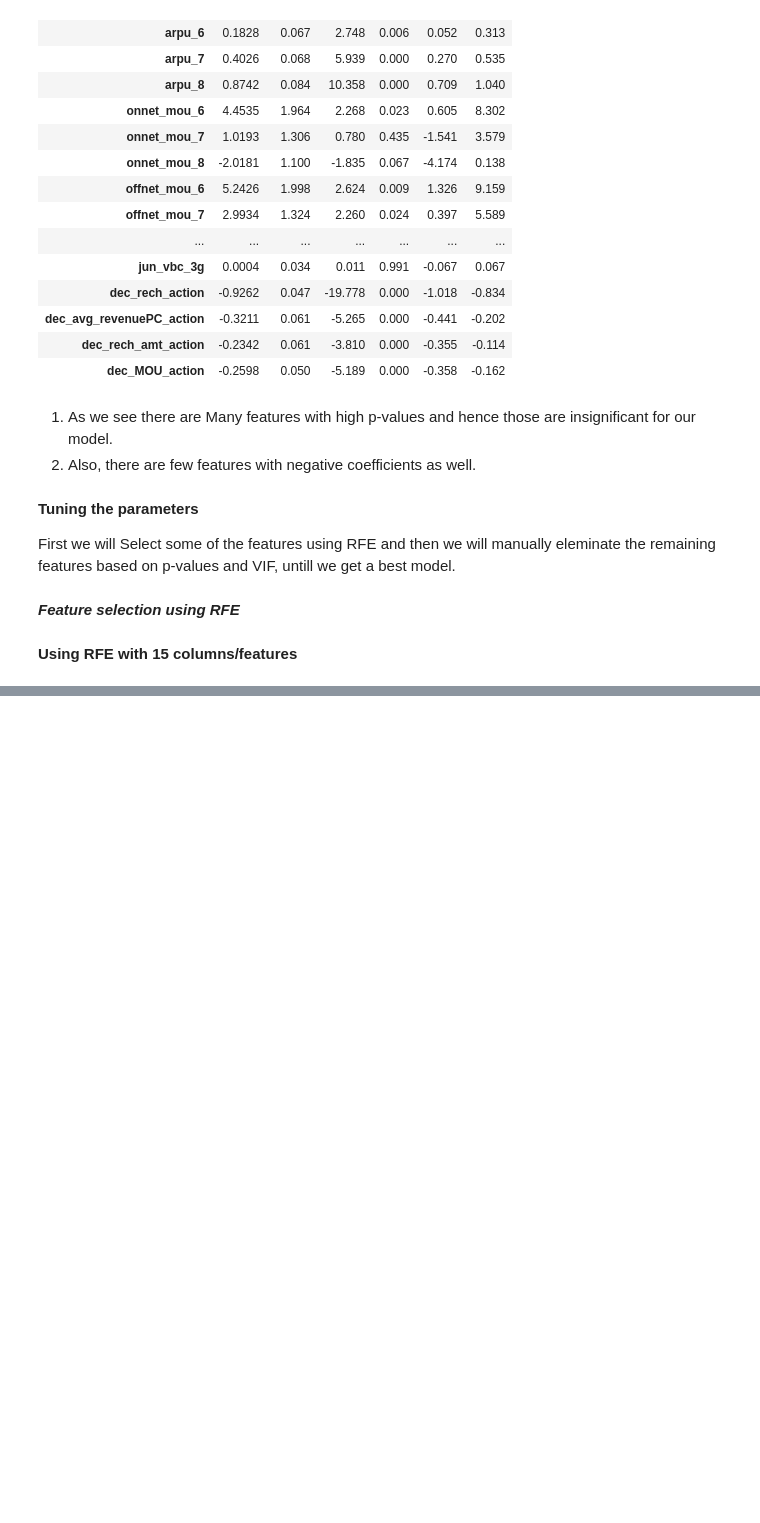
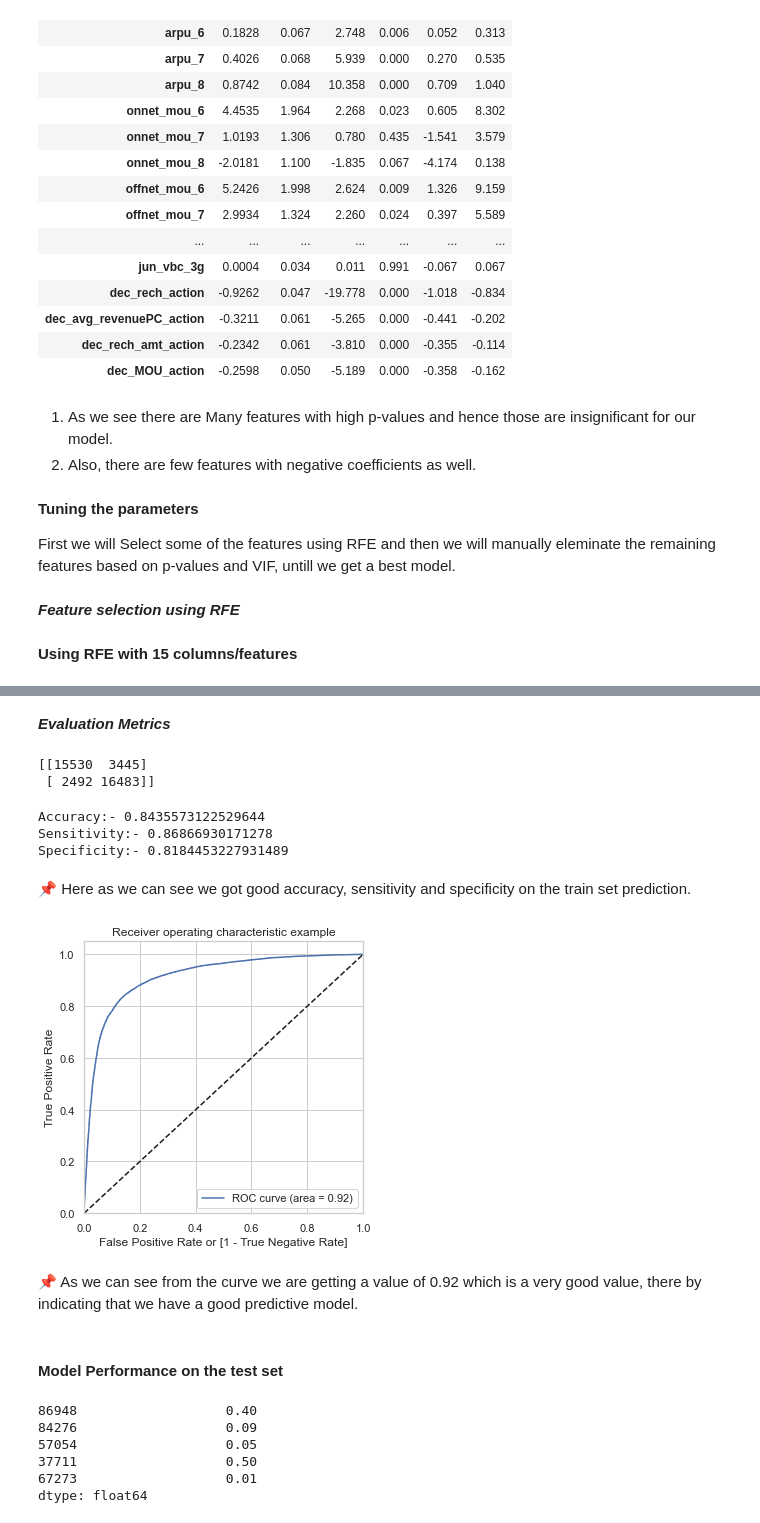
Before and after one commit to SatyugRaj/Telecom_Churn_Case_Study, a Jupyter notebook: Telecom_Churn_Case_Study.ipynb, the cells around one changed output, grey strips where cells are left out. Saved outputs shown, nothing was run; the diff lists cells and outputs as text; code cells hidden in the pictures; blank space fills up the shorter version.

```diff
--- a/Telecom_Churn_Case_Study.ipynb
+++ b/Telecom_Churn_Case_Study.ipynb
@@ -1262,0 +1510,4 @@ TypeError: __init__() takes 2 positional arguments but 3 were given
+# %%
+# Creating a column with name "predicted", which is the predicted value for 0.5 cutoff
+y_train_pred_final['predicted'] = y_train_pred_final['churn_prob'].map(lambda x: 1 if x > 0.5 else 0)
+y_train_pred_final.head()
@@ -1262,0 +1521,9 @@ TypeError: __init__() takes 2 positional arguments but 3 were given
+# %% [markdown]
+***Evaluation Metrics***
+# %%
+# Confusion metrics
+confusion = metrics.confusion_matrix(y_train_pred_final['churn'], y_train_pred_final['predicted'])
+print(confusion)
+# %% [output]
+[[15530  3445]
+ [ 2492 16483]]
@@ -1262,0 +1535,45 @@ TypeError: __init__() takes 2 positional arguments but 3 were given
+# %%
+# Accuracy
+print("Accuracy:-",metrics.accuracy_score(y_train_pred_final['churn'], y_train_pred_final['predicted']))
+
+# Sensitivity
+print("Sensitivity:-",TP / float(TP+FN))
+
+# Specificity
+print("Specificity:-", TN / float(TN+FP))
+# %% [output]
+Accuracy:- 0.8435573122529644
+Sensitivity:- 0.86866930171278
+Specificity:- 0.8184453227931489
+# %% [markdown]
+📌 Here as we can see we got good accuracy, sensitivity and specificity on the train set prediction.
+# %%
+# Plotting the ROC curve.
+
+# ROC Curve function
+
+def PLOT_ROC( actual, probs ):
+    fpr, tpr, thresholds = metrics.roc_curve( actual, probs,
+                                              drop_intermediate = False )
+    auc_score = metrics.roc_auc_score( actual, probs )
+    plt.figure(figsize=(5, 5))
+    plt.plot( fpr, tpr, label='ROC curve (area = %0.2f)' % auc_score )
+    plt.plot([0, 1], [0, 1], 'k--')
+    plt.xlim([0.0, 1.0])
+    plt.ylim([0.0, 1.05])
+    plt.xlabel('False Positive Rate or [1 - True Negative Rate]')
+    plt.ylabel('True Positive Rate')
+    plt.title('Receiver operating characteristic example')
+    plt.legend(loc="lower right")
+    plt.show()
+
+    return None
+# %%
+
+PLOT_ROC(y_train_pred_final['churn'], y_train_pred_final['churn_prob'])
+# %% [output]
+[figure, added]
+# %% [markdown]
+📌 As we can see from the curve we are getting a value of 0.92 which is a very good value, there by indicating that we have a good predictive model.
+# %% [markdown]
+#### Model Performance on the test set
@@ -1262,0 +1592,9 @@ TypeError: __init__() takes 2 positional arguments but 3 were given
+# %%
+y_test_pred.head()
+# %% [output]
+86948                   0.40
+84276                   0.09
+57054                   0.05
+37711                   0.50
+67273                   0.01
+dtype: float64
```
Also changed, not shown: parts of 43 cells of this notebook.
